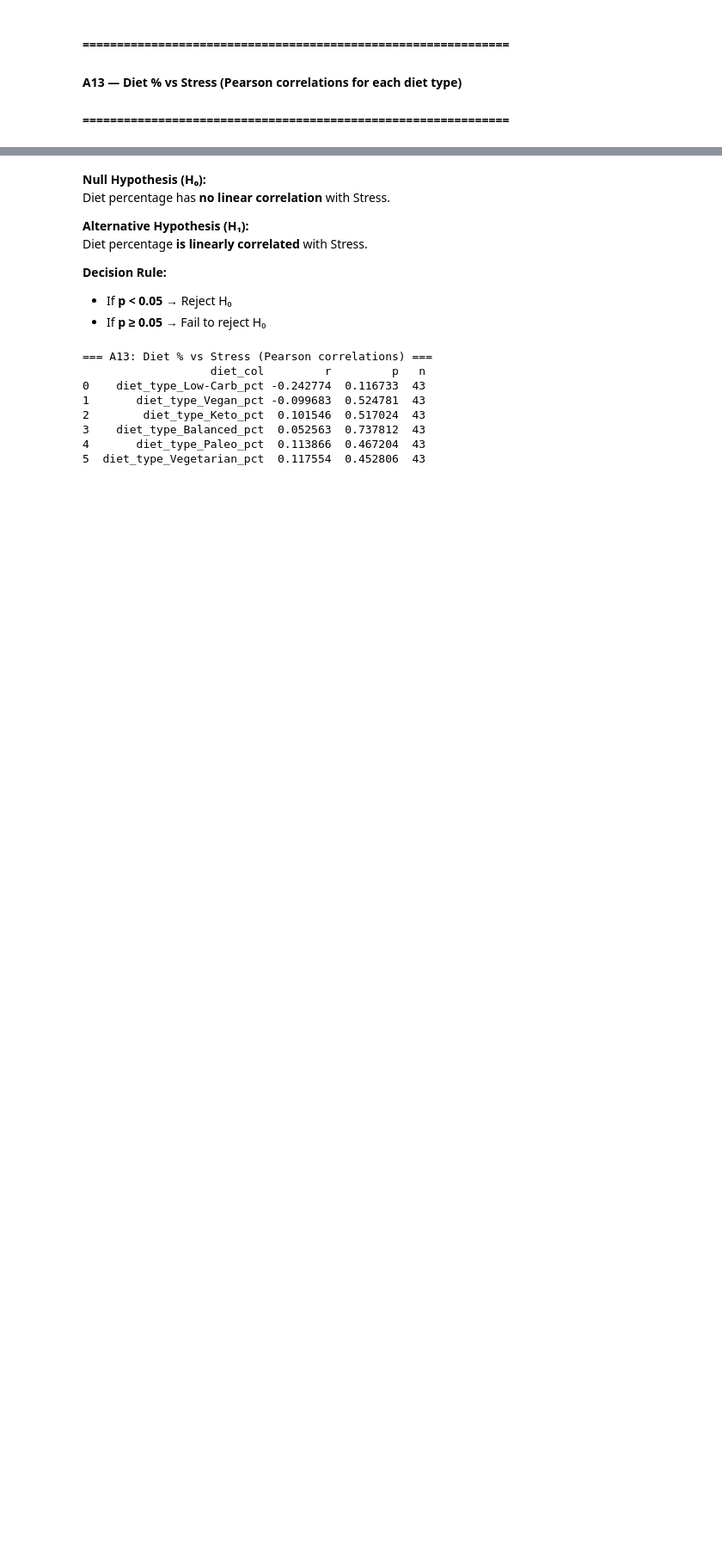
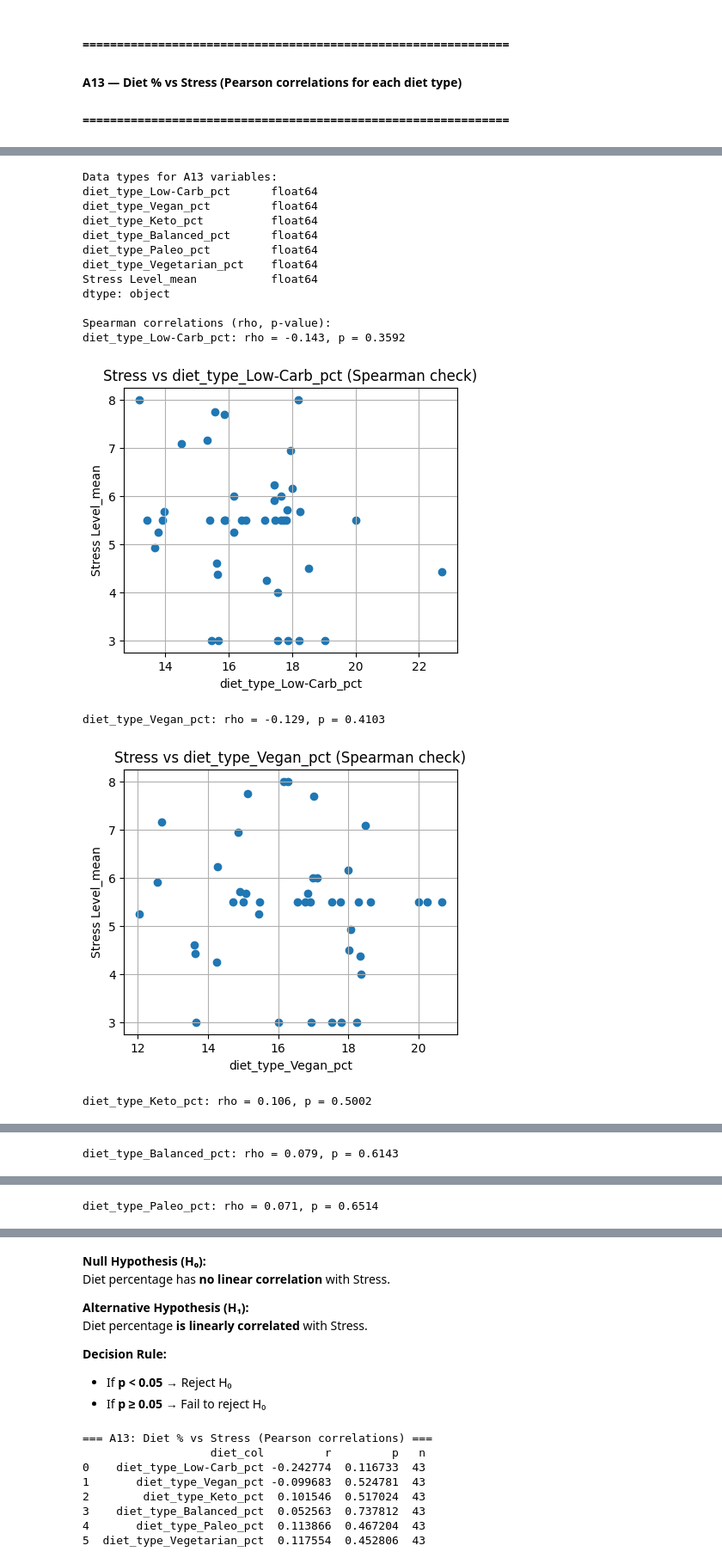
Before and after one commit to AryaTamhane18/MindFuel_Analysis, a Jupyter notebook: Hypothesis & Correlation/hypothesis.ipynb, the cells around one changed output, grey strips where cells are left out. Shown at 86% size. Cells and saved outputs as stored; diff of their text form; code cells hidden in the pictures; blank space fills up the shorter version.

```diff
--- a/Hypothesis & Correlation/hypothesis.ipynb
+++ b/Hypothesis & Correlation/hypothesis.ipynb
@@ -103,0 +166,70 @@ plt.show()
+# %%
+# --- A13 Assumption Checks: Diet % vs Stress (Spearman) ---
+
+import matplotlib.pyplot as plt
+from scipy.stats import spearmanr
+
+stress_col_local = "Stress Level_mean"
+
+# Select only diet-type percentage columns (adjust list if needed)
+diet_cols = [
+    "diet_type_Low-Carb_pct",
+    "diet_type_Vegan_pct",
+    "diet_type_Keto_pct",
+    "diet_type_Balanced_pct",
+    "diet_type_Paleo_pct",
+    "diet_type_Vegetarian_pct"
+]
+
+# Keep rows where all needed columns are available
+diet_data = df[diet_cols + [stress_col_local]].dropna()
+
+print("Data types for A13 variables:")
+print(diet_data.dtypes)
+print("\nSpearman correlations (rho, p-value):")
+
+# 1) Check monotonic relationships + print Spearman results
+for col in diet_cols:
+    rho, p = spearmanr(diet_data[col], diet_data[stress_col_local])
+    print(f"{col}: rho = {rho:.3f}, p = {p:.4f}")
+
+    plt.figure(figsize=(5,4))
+    plt.scatter(diet_data[col], diet_data[stress_col_local])
+    plt.xlabel(col)
+    plt.ylabel("Stress Level_mean")
+    plt.title(f"Stress vs {col} (Spearman check)")
+    plt.grid(True)
+    plt.show()
+
+# 2) Outlier check: boxplots
+plt.figure(figsize=(10,5))
+
+plt.subplot(1,2,1)
+plt.boxplot(diet_data[stress_col_local])
+plt.title("Boxplot – Stress Level_mean")
+plt.ylabel("Value")
+
+plt.subplot(1,2,2)
+plt.boxplot([diet_data[c] for c in diet_cols])
+plt.title("Boxplot – Diet % Variables")
+plt.xticks(range(1, len(diet_cols)+1), [c.replace("diet_type_","").replace("_pct","") for c in diet_cols], rotation=45)
+
+plt.tight_layout()
+plt.show()
+# %% [output]
+Data types for A13 variables:
+diet_type_Low-Carb_pct      float64
+diet_type_Vegan_pct         float64
+diet_type_Keto_pct          float64
+diet_type_Balanced_pct      float64
+diet_type_Paleo_pct         float64
+diet_type_Vegetarian_pct    float64
+Stress Level_mean           float64
+dtype: object
+
+Spearman correlations (rho, p-value):
+diet_type_Low-Carb_pct: rho = -0.143, p = 0.3592
+[figure, added]
+diet_type_Vegan_pct: rho = -0.129, p = 0.4103
+[figure, added]
+diet_type_Keto_pct: rho = 0.106, p = 0.5002
@@ -103,0 +237 @@ plt.show()
+diet_type_Balanced_pct: rho = 0.079, p = 0.6143
@@ -103,0 +239 @@ plt.show()
+diet_type_Paleo_pct: rho = 0.071, p = 0.6514
```
Also changed, not shown: parts of 12 cells of this notebook.
